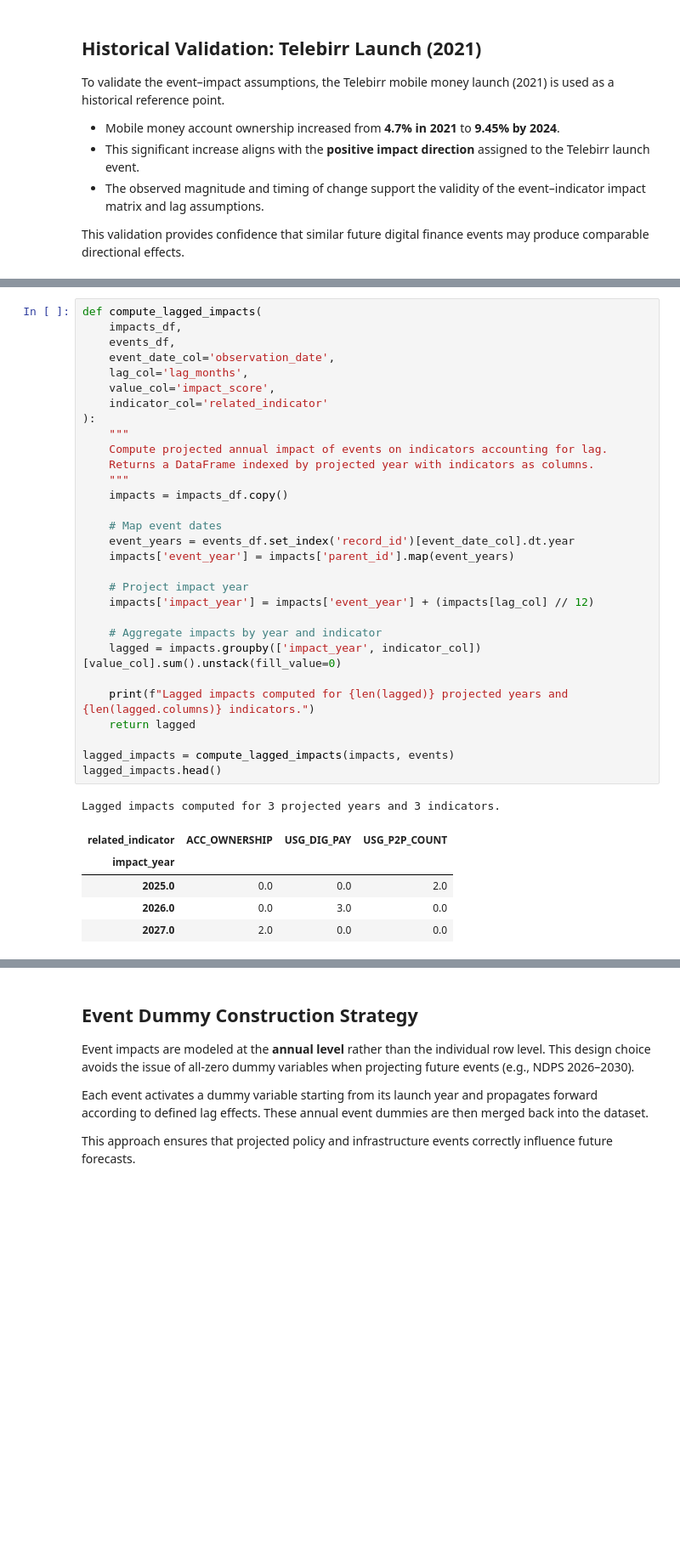
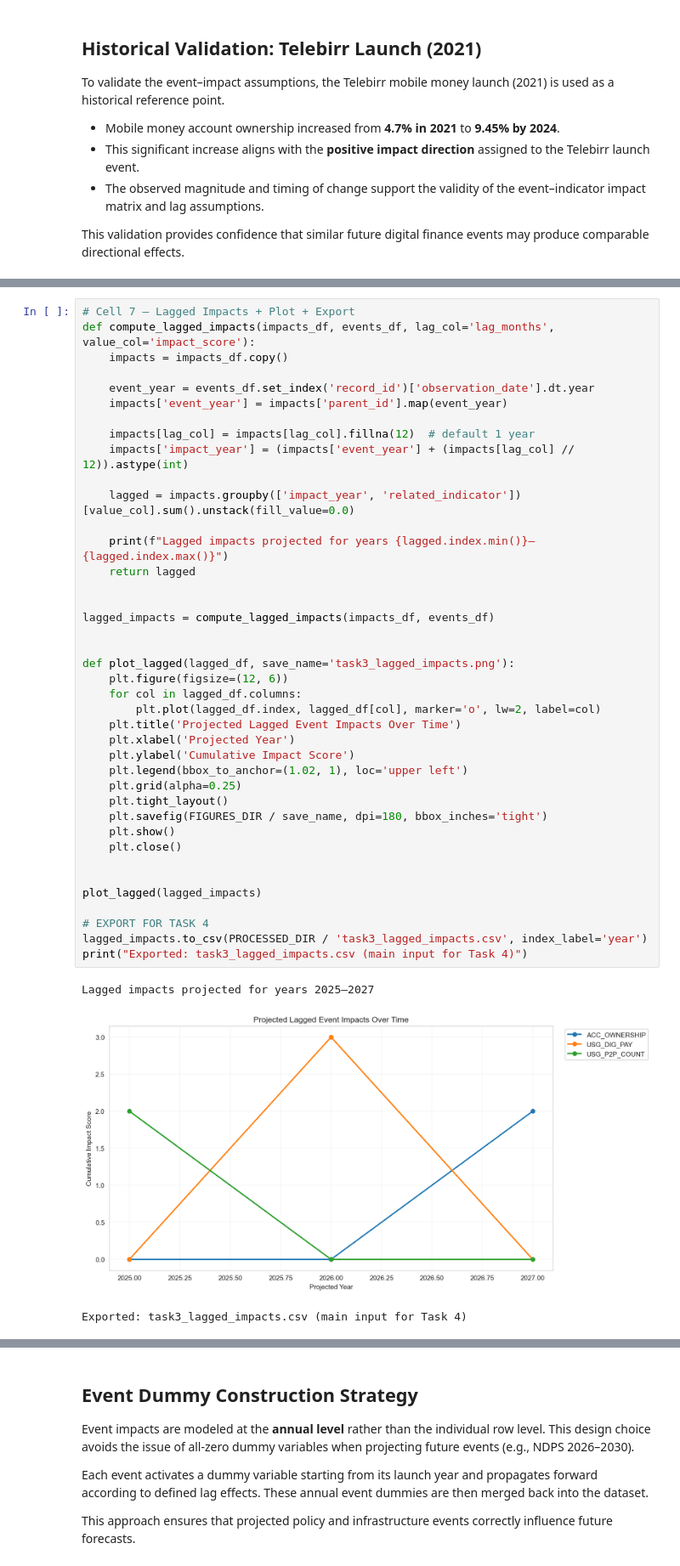
Before and after one commit to bekonad/ethiopia-financial-inclusion-forecast, a Jupyter notebook: notebooks/task3_impact_modeling.ipynb, the cells around one changed output, grey strips where cells are left out. Shown at 85% size. Cells and saved outputs as stored; diff of their text form; blank space fills up the shorter version.

```diff
--- a/notebooks/task3_impact_modeling.ipynb
+++ b/notebooks/task3_impact_modeling.ipynb
@@ -282,37 +224,44 @@ Interactive PNG saved: task3_impact_matrix_interactive.png
 # %%
-def compute_lagged_impacts(
-    impacts_df,
-    events_df,
-    event_date_col='observation_date',
-    lag_col='lag_months',
-    value_col='impact_score',
-    indicator_col='related_indicator'
-):
-    """
-    Compute projected annual impact of events on indicators accounting for lag.
-    Returns a DataFrame indexed by projected year with indicators as columns.
-    """
+# Cell 7 – Lagged Impacts + Plot + Export
+def compute_lagged_impacts(impacts_df, events_df, lag_col='lag_months', value_col='impact_score'):
     impacts = impacts_df.copy()
 
-    # Map event dates
-    event_years = events_df.set_index('record_id')[event_date_col].dt.year
-    impacts['event_year'] = impacts['parent_id'].map(event_years)
+    event_year = events_df.set_index('record_id')['observation_date'].dt.year
+    impacts['event_year'] = impacts['parent_id'].map(event_year)
 
-    # Project impact year
-    impacts['impact_year'] = impacts['event_year'] + (impacts[lag_col] // 12)
+    impacts[lag_col] = impacts[lag_col].fillna(12)  # default 1 year
+    impacts['impact_year'] = (impacts['event_year'] + (impacts[lag_col] // 12)).astype(int)
 
-    # Aggregate impacts by year and indicator
-    lagged = impacts.groupby(['impact_year', indicator_col])[value_col].sum().unstack(fill_value=0)
+    lagged = impacts.groupby(['impact_year', 'related_indicator'])[value_col].sum().unstack(fill_value=0.0)
 
-    print(f"Lagged impacts computed for {len(lagged)} projected years and {len(lagged.columns)} indicators.")
+    print(f"Lagged impacts projected for years {lagged.index.min()}–{lagged.index.max()}")
     return lagged
 
-lagged_impacts = compute_lagged_impacts(impacts, events)
-lagged_impacts.head()
+
+lagged_impacts = compute_lagged_impacts(impacts_df, events_df)
+
+
+def plot_lagged(lagged_df, save_name='task3_lagged_impacts.png'):
+    plt.figure(figsize=(12, 6))
+    for col in lagged_df.columns:
+        plt.plot(lagged_df.index, lagged_df[col], marker='o', lw=2, label=col)
+    plt.title('Projected Lagged Event Impacts Over Time')
+    plt.xlabel('Projected Year')
+    plt.ylabel('Cumulative Impact Score')
+    plt.legend(bbox_to_anchor=(1.02, 1), loc='upper left')
+    plt.grid(alpha=0.25)
+    plt.tight_layout()
+    plt.savefig(FIGURES_DIR / save_name, dpi=180, bbox_inches='tight')
+    plt.show()
+    plt.close()
+
+
+plot_lagged(lagged_impacts)
+
+# EXPORT FOR TASK 4
+lagged_impacts.to_csv(PROCESSED_DIR / 'task3_lagged_impacts.csv', index_label='year')
+print("Exported: task3_lagged_impacts.csv (main input for Task 4)")
 # %% [output]
-Lagged impacts computed for 3 projected years and 3 indicators.
+Lagged impacts projected for years 2025–2027
-| related_indicator | ACC_OWNERSHIP | USG_DIG_PAY | USG_P2P_COUNT |
-| impact_year |  |  |  |
-| 2025.0 | 0.0 | 0.0 | 2.0 |
-| 2026.0 | 0.0 | 3.0 | 0.0 |
-| 2027.0 | 2.0 | 0.0 | 0.0 |
+[figure, added]
+Exported: task3_lagged_impacts.csv (main input for Task 4)
```
Also changed, not shown: parts of 18 cells of this notebook, 2 other files.
